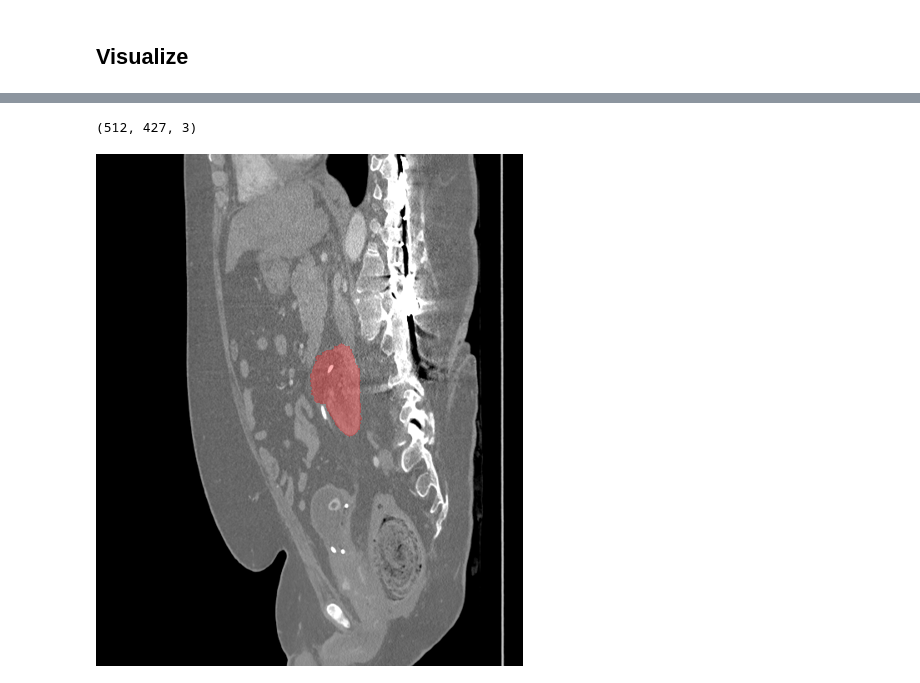
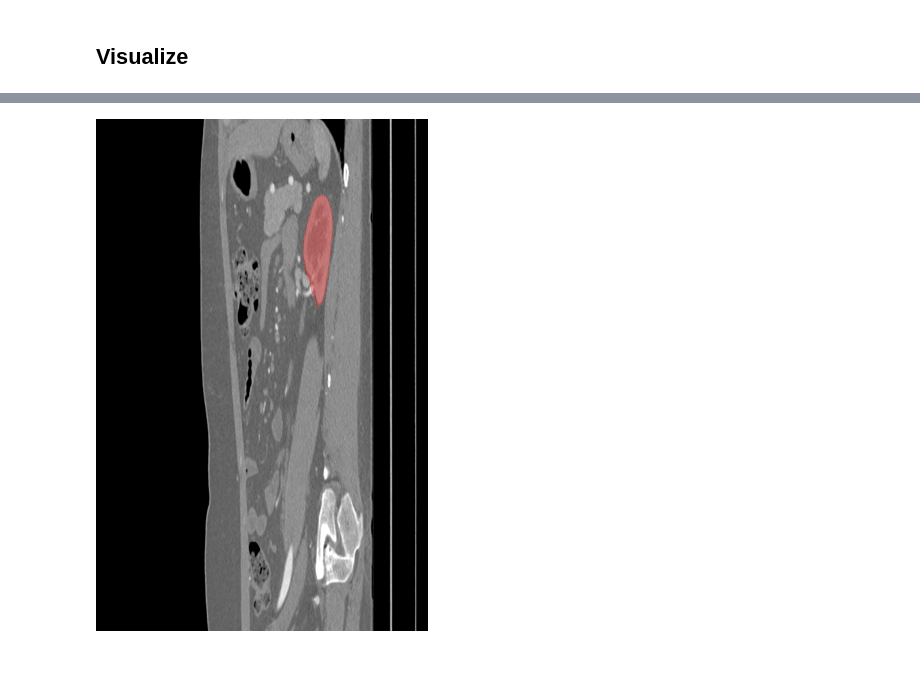
Before and after one commit to AnsenHuang14/voxel-to-image-processing, a Jupyter notebook: visualize.ipynb, the cells around one changed output, grey strips where cells are left out. Cells and saved outputs as stored; diff of their text form; code cells hidden in the pictures.

```diff
--- a/visualize.ipynb
+++ b/visualize.ipynb
@@ -4,6 +4,6 @@ from starter_code.visualize import visualize, get_vol_seg_ims
 from PIL import Image
 # %%
 plane = ["axial", "coronal", "sagittal"]
-cid = "case_00005"
+cid = "case_00000"
 # %%
 vol, seg, vol_ims, seg_ims = get_vol_seg_ims(cid)
@@ -24,6 +47,6 @@ viz_imgs_coronal.shape
 # %% [markdown]
 ## Get sagittal slices
 # %%
-viz_imgs_sagittal = visualize(cid, ".", plane=plane[2])
-viz_imgs_sagittal.shape
+viz_imgs_sagittal = nb_visualize(cid, ".", plane=plane[2])
+print("viz_imgs_sagittal shape:{}".format(viz_imgs_sagittal.shape))
 # %% [output]
@@ -40,7 +66,5 @@ Image.fromarray(viz_imgs_coronal[j].astype(np.int8), 'RGB')
 # %%
-i = 300
-print(viz_imgs_sagittal[i].shape)
-Image.fromarray(viz_imgs_sagittal[i].astype(np.int8), 'RGB')
+sagittal_slice_index = 300
+Image.fromarray(viz_imgs_sagittal[sagittal_slice_index].astype(np.int8), 'RGB')
 # %% [output]
-(512, 427, 3)
-[figure, old version]
+[figure, new version]
```
Also changed, not shown: parts of 15 cells of this notebook, 13 other files.
